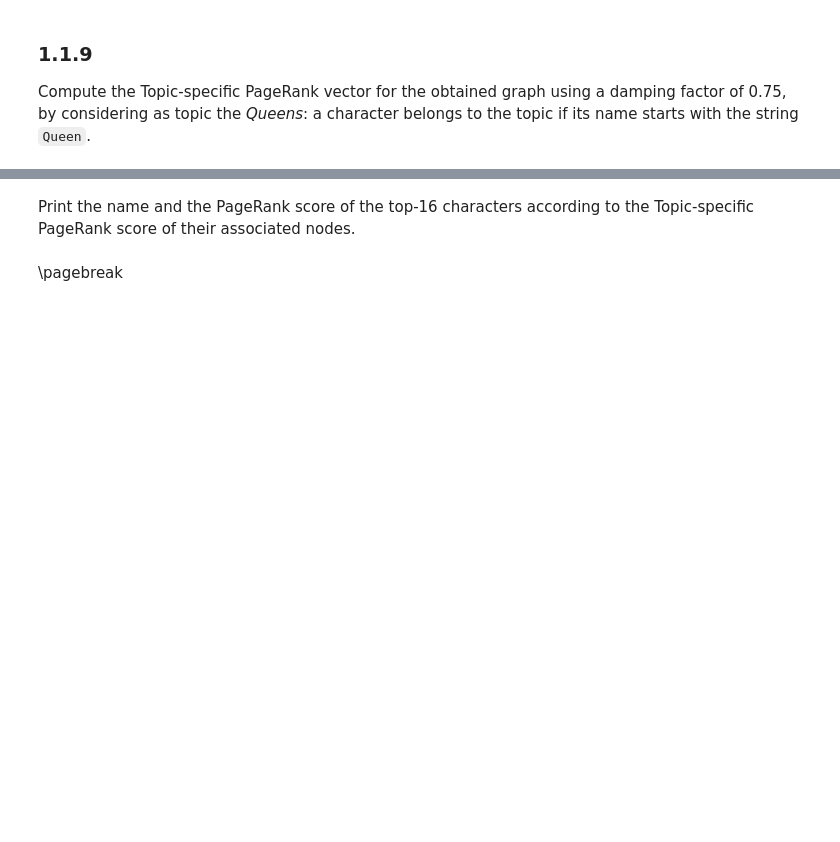
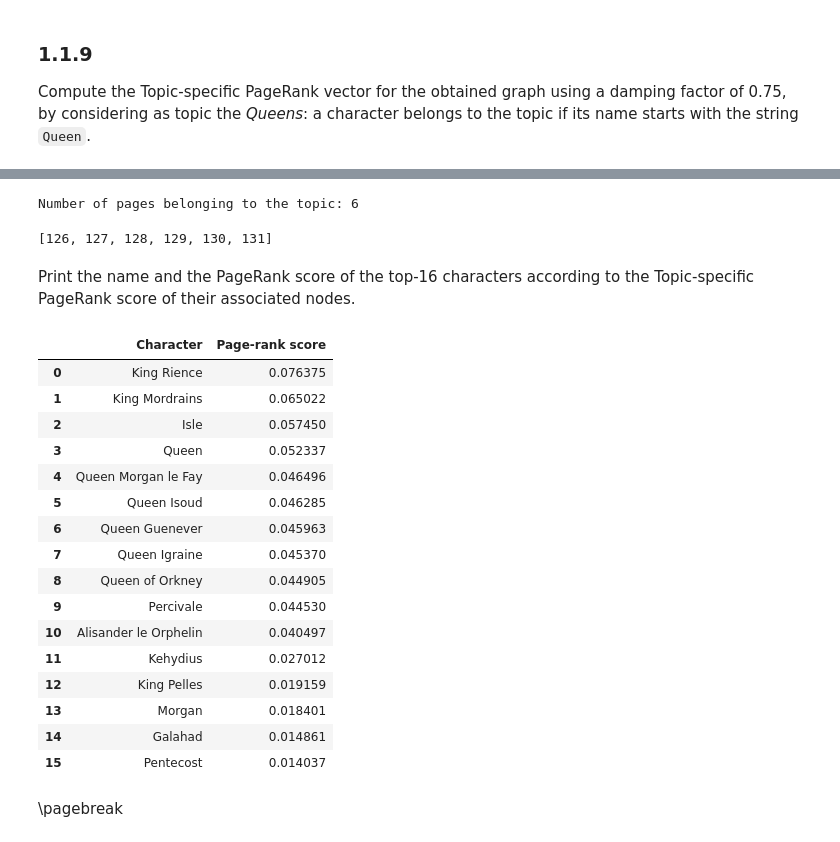
Before and after one commit to Mamiglia/ADM-LT_HW2, a Jupyter notebook: DMT2023_HW2.ipynb, the cells around one changed output, grey strips where cells are left out. Drawn from its saved outputs; the diff is of its cells as text; code cells hidden in the pictures; blank space fills up the shorter version.

```diff
--- a/DMT2023_HW2.ipynb
+++ b/DMT2023_HW2.ipynb
@@ -486,13 +486,13 @@ The number of characters present in the book is: 212
 Create the adjacency matrix for the graph, assigning to each character a node identifier equal to the index that the character name has in ascending alphabetical order (remember that the first element of a list in Python has index 0).
 # %%
 #YOUR CODE STARTS HERE#
+#list_of_indices = [str(x) for x in list(range(len(character_list)))] #creating node identifiers
 list_of_indices = list(range(len(character_list))) #creating node identifiers
-node_id_dict = dict(zip(character_list, list_of_indices))
+node_id_dict = dict(zip(list_of_indices, character_list))
 char_pairs1 = char_pairs.replace({"character_1": node_id_dict})
 node_id_df = char_pairs1.replace({"character_2": node_id_dict}) #It is now a df reporting an edgelist
 char_G = nx.from_pandas_edgelist(node_id_df, "character_1", "character_2")
 adj_mat_chars = nx.to_pandas_adjacency(char_G).to_numpy()
-
 #following block of code creates the dictionary that maps node_id with topic
 topic_list = []
 for char in character_list:
@@ -503,6 +503,9 @@ for char in character_list:
     else:
         topic_list.append("other")
 id_topic_map_dict = dict(zip(list_of_indices, topic_list))
+inv_map = {}
+for k, v in id_topic_map_dict.items():
+    inv_map[v] = inv_map.get(v, []) + [k]
 #YOUR CODE ENDS HERE#
 #THIS IS LINE 20#
 # %% [markdown]
@@ -600,3 +575,27 @@ TypeError: PageRank.fit() got an unexpected keyword argument 'seeds'
+# %%
+#YOUR CODE STARTS HERE#
+damping_factor = 0.75
+def compute_topic_specific_pagerank(category_id):
+  pagerank = PageRank(damping_factor=damping_factor, solver="piteration", n_iter=1000, tol=10 ** -6)
+  # define the topic as probability distribution over all pages.
+  topic_as_map__page_id__landing_probability = {}
+  set_of_page_ids_belonging_to_the_selected_topic = inv_map[category_id]
+  num_pages_belonging_to_the_topic = len(set_of_page_ids_belonging_to_the_selected_topic)
+  print("Number of pages belonging to the topic:", num_pages_belonging_to_the_topic)
+  for c_page_id_belonging_to_the_topic in set_of_page_ids_belonging_to_the_selected_topic:
+      topic_as_map__page_id__landing_probability[c_page_id_belonging_to_the_topic] = 1. / num_pages_belonging_to_the_topic
+  # Compute Page-Rank on the entire chars graph
+  pagerank_vector = pagerank.fit_transform(adj_mat_chars, weights=topic_as_map__page_id__landing_probability)
+  return pagerank_vector
+
+finance_topic_specific_pagerank_vector = compute_topic_specific_pagerank("Queens")
+# extract the Top-K pages according to their PageRank score.
+top_k_finance_topic_specific_pagerank_vector = extract_top_k(finance_topic_specific_pagerank_vector, k, map__page_id__page_title)
+#YOUR CODE ENDS HERE#
+#THIS IS LINE 20#
+# %% [output]
+Number of pages belonging to the topic: 6
+[126, 127, 128, 129, 130, 131]
 # %% [markdown]
 Print the name and the PageRank score of the top-16 characters according to the Topic-specific PageRank score of their associated nodes.
 
@@ -615,3 +603,32 @@ top16_queens_pr = list(dict_items)[:16]
+# %%
+#YOUR CODE STARTS HERE#
+pd.DataFrame(top_k_finance_topic_specific_pagerank_vector, columns=["Character","Page-rank score"]).head(16)
+
+
+
+
+
+
+#YOUR CODE ENDS HERE#
+#THIS IS LINE 10#
+# %% [output]
+|  | Character | Page-rank score |
+| 0 | King Rience | 0.076375 |
+| 1 | King Mordrains | 0.065022 |
+| 2 | Isle | 0.057450 |
+| 3 | Queen | 0.052337 |
+| 4 | Queen Morgan le Fay | 0.046496 |
+| 5 | Queen Isoud | 0.046285 |
+| 6 | Queen Guenever | 0.045963 |
+| 7 | Queen Igraine | 0.045370 |
+| 8 | Queen of Orkney | 0.044905 |
+| 9 | Percivale | 0.044530 |
+| 10 | Alisander le Orphelin | 0.040497 |
+| 11 | Kehydius | 0.027012 |
+| 12 | King Pelles | 0.019159 |
+| 13 | Morgan | 0.018401 |
+| 14 | Galahad | 0.014861 |
+| 15 | Pentecost | 0.014037 |
 # %% [markdown]
 <div style="page-break-after: always; visibility: hidden">
 \pagebreak
```
Also changed, not shown: parts of 9 cells of this notebook.
